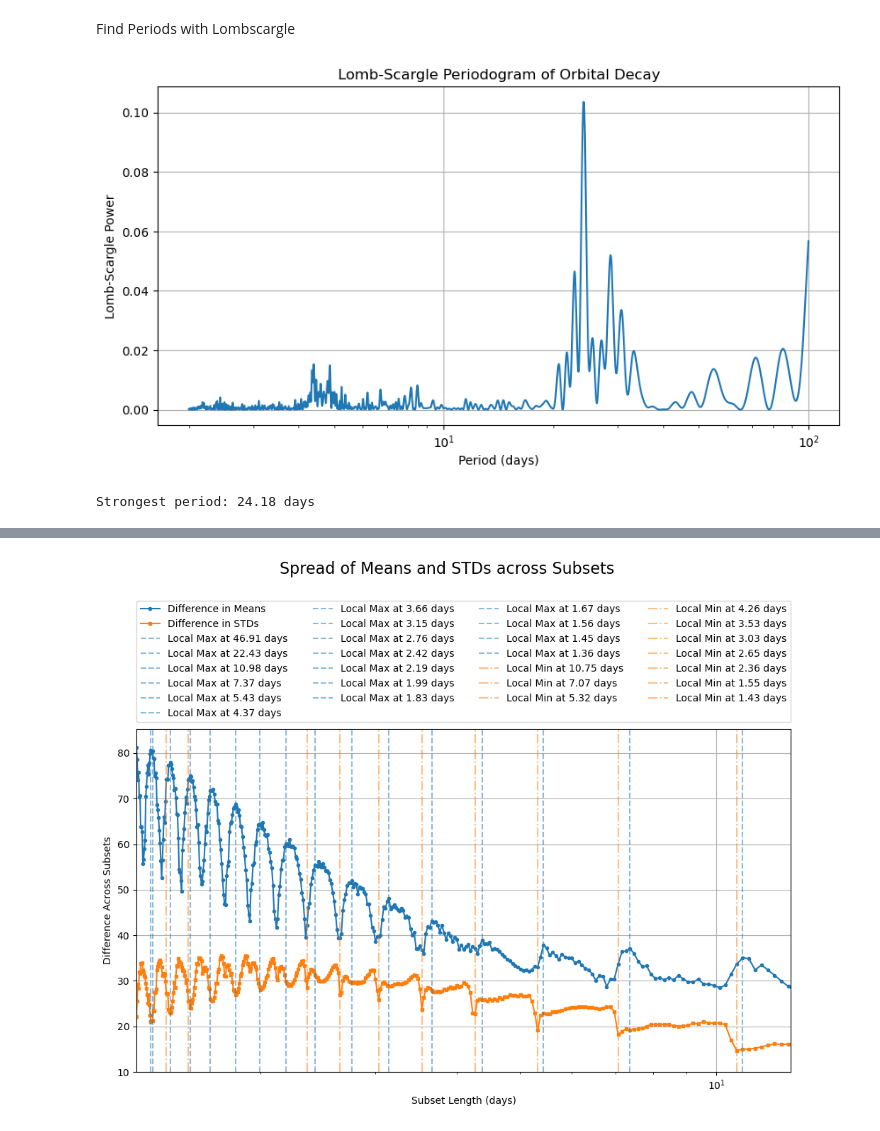
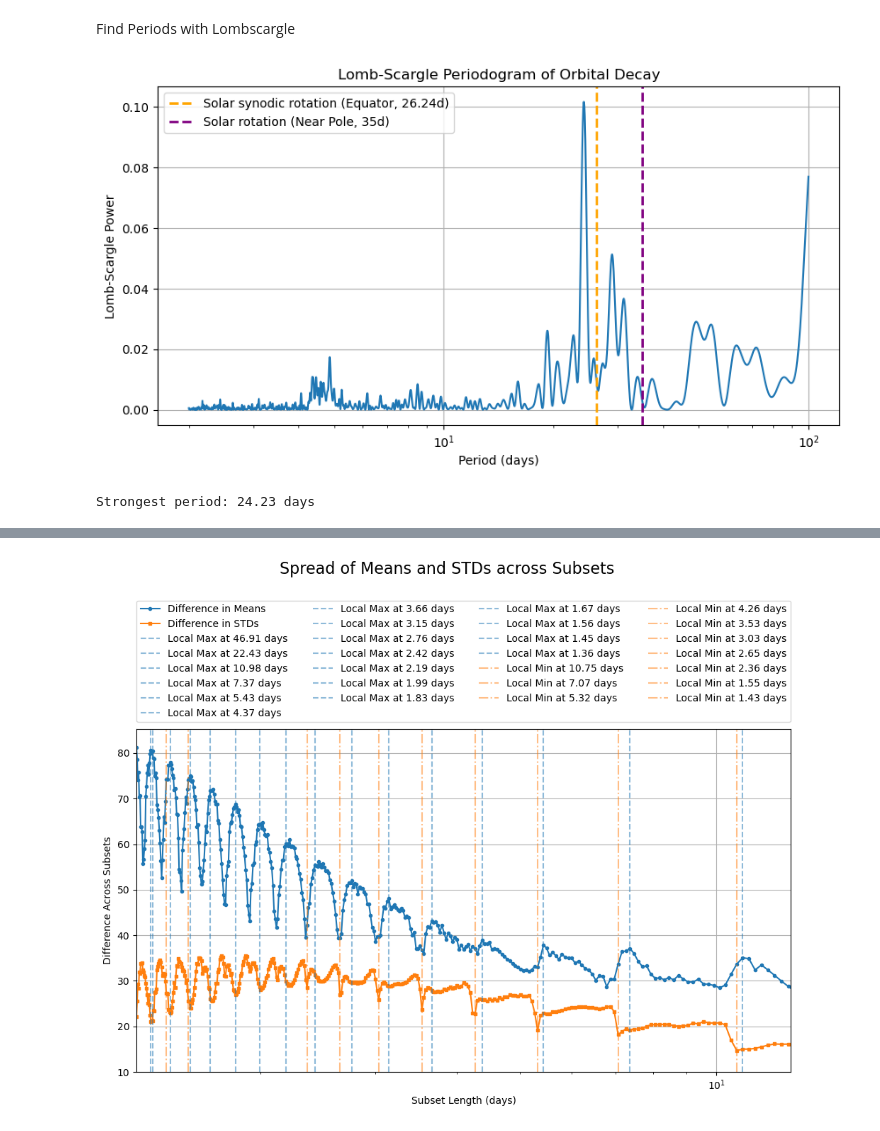
Before and after one commit to David-Student-Bern/MT, a Jupyter notebook: Analysis/Orbital_Decay/GFOC_decay.ipynb, the cells around one changed output, grey strips where cells are left out. Saved outputs shown, nothing was run; the diff lists cells and outputs as text; code cells hidden in the pictures.

```diff
--- a/Analysis/Orbital_Decay/GFOC_decay.ipynb
+++ b/Analysis/Orbital_Decay/GFOC_decay.ipynb
@@ -21,7 +21,7 @@ GFOC_path = repo_root / Path('Dataset/Dataset_MSc/GFOC_RDCDFI.csv')
 
 # Load only specific columns that you need for analysis
 # This will significantly reduce memory usage
-columns_needed = ['time', 'orbital_decay', 'ap (LASP)', 'Bz GSE', 'Plasma beta',
+columns_needed = ['time', 'orbital_decay', 'se_orbital_decay', 'ap (LASP)', 'Bz GSE', 'Plasma beta',
                  'F10.7 (LASP)', 'Flow pressure (nPa)']
 
 # Try to load with limited columns first
@@ -505,34 +402,42 @@ import matplotlib.pyplot as plt
 
 # Convert time to numerical values (in days)
 times = pd.to_datetime(GFOC_data['time'], format='%Y-%m-%d %H:%M:%S')
 times_num = (times - times.iloc[0]).dt.total_seconds() / (24 * 3600)  # days since start
 
 y = GFOC_data['orbital_decay'].values
+dy = GFOC_data['se_orbital_decay'].values
 
 # Define frequency grid (cycles per day)
 min_period = 2    # days
 max_period = 100  # days
 frequency = np.linspace(1/max_period, 1/min_period, 10000)
 
 # Compute Lomb-Scargle periodogram
-ls = LombScargle(times_num, y)
-power = ls.power(frequency)
+# ls = LombScargle(times_num, y, dy)
+# power = ls.power(frequency)
+power = LombScargle(times_num, y, dy).power(frequency)
 
 # Find the period with the highest power
 best_frequency = frequency[np.argmax(power)]
 best_period = 1 / best_frequency
 
 # Plot the periodogram
 plt.figure(figsize=(10, 5))
 plt.plot(1/frequency, power)
 plt.xlabel('Period (days)')
 plt.ylabel('Lomb-Scargle Power')
 plt.title('Lomb-Scargle Periodogram of Orbital Decay')
 plt.xscale('log')
 plt.grid(True)
+
+# Add vertical lines for solar rotation periods
+plt.axvline(26.24, color='orange', linestyle='--', linewidth=2, label='Solar synodic rotation (Equator, 26.24d)')
+plt.axvline(35, color='purple', linestyle='--', linewidth=2, label='Solar rotation (Near Pole, 35d)')
+
+plt.legend()
 plt.show()
 
 print(f"Strongest period: {best_period:.2f} days")
 # %% [output]
-[figure, old version]
+[figure, new version]
-Strongest period: 24.18 days
+Strongest period: 24.23 days
```
Also changed, not shown: parts of 5 cells of this notebook, 12 other files.
